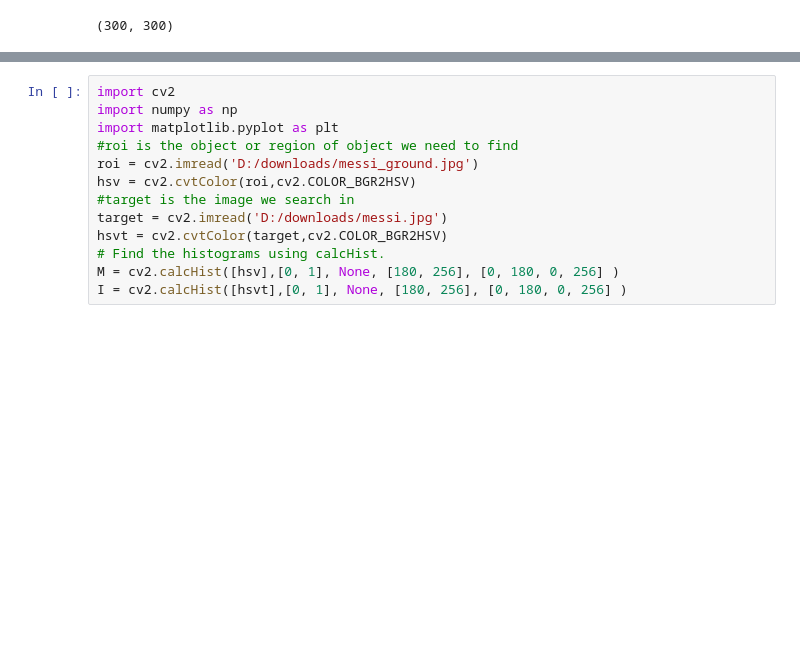
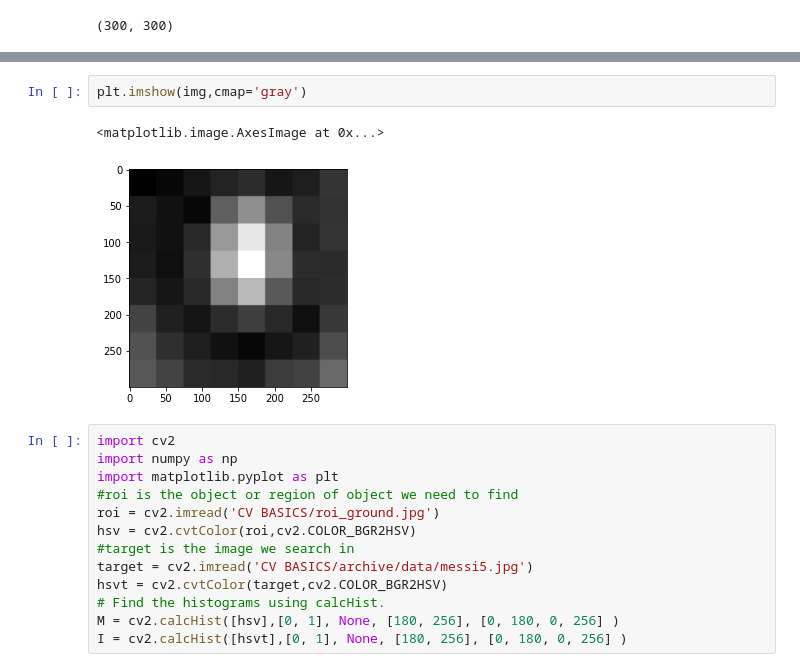
Before and after one commit to yuvaraj20102001/RECENT, a Jupyter notebook: CV BASICS/hist.ipynb, the cells around one changed output, grey strips where cells are left out. Saved outputs shown, nothing was run; the diff lists cells and outputs as text; blank space fills up the shorter version.

```diff
--- a/CV BASICS/hist.ipynb
+++ b/CV BASICS/hist.ipynb
@@ -253,12 +237,17 @@ True
+# %%
+plt.imshow(img,cmap='gray')
+# %% [output]
+<matplotlib.image.AxesImage at 0x...>
+[figure, added]
 # %%
 import cv2
 import numpy as np
 import matplotlib.pyplot as plt
 #roi is the object or region of object we need to find
-roi = cv2.imread('D:/downloads/messi_ground.jpg')
+roi = cv2.imread('CV BASICS/roi_ground.jpg')
 hsv = cv2.cvtColor(roi,cv2.COLOR_BGR2HSV)
 #target is the image we search in
-target = cv2.imread('D:/downloads/messi.jpg')
+target = cv2.imread('CV BASICS/archive/data/messi5.jpg')
 hsvt = cv2.cvtColor(target,cv2.COLOR_BGR2HSV)
 # Find the histograms using calcHist.
 M = cv2.calcHist([hsv],[0, 1], None, [180, 256], [0, 180, 0, 256] )
```
Also changed, not shown: parts of 13 cells of this notebook, 12 other files.
